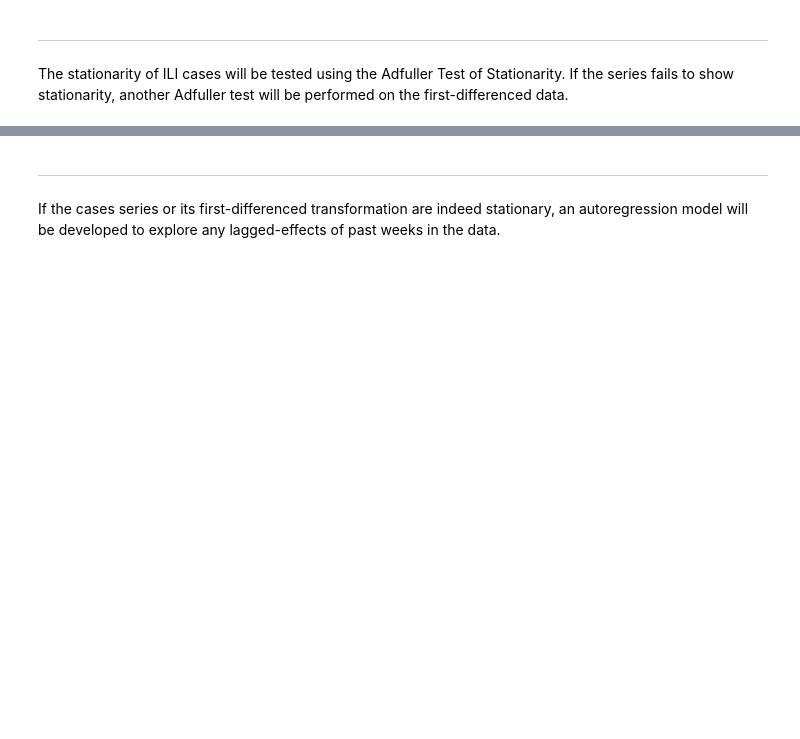
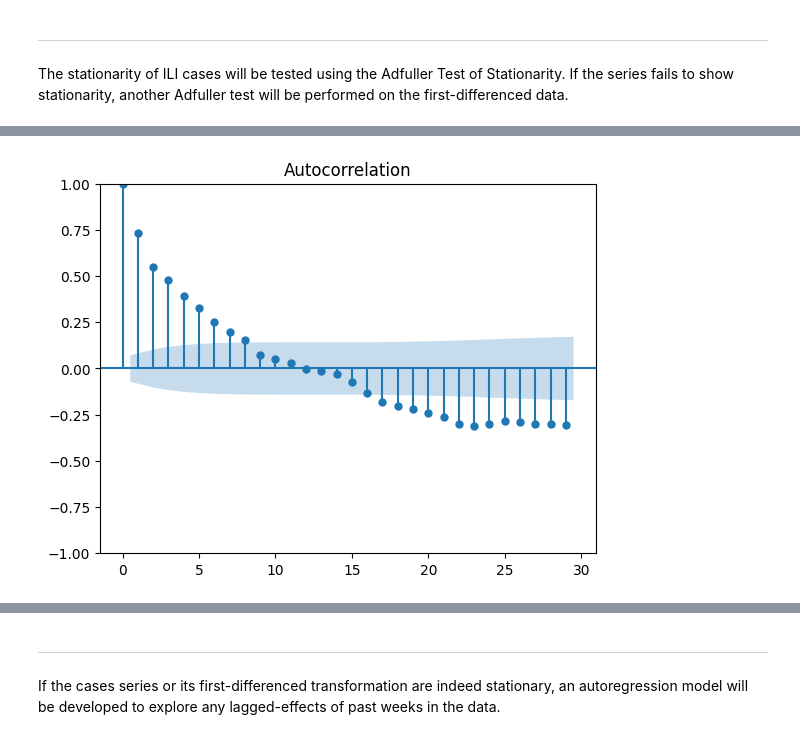
Before and after one commit to tyg3rr/HM878-Biostats, a Jupyter notebook: final/Final py.ipynb, the cells around one changed output, grey strips where cells are left out. Cells and saved outputs as stored; diff of their text form; code cells hidden in the pictures; blank space fills up the shorter version.

```diff
--- a/final/Final py.ipynb
+++ b/final/Final py.ipynb
@@ -247,0 +225,7 @@ Continuous variables’ multicollinearity will be assessed with Spearman correla
+# %%
+scaler = preprocessing.StandardScaler()
+scaled_df = df.set_index('weekstart')[cont_vars]
+scaled_df = pd.DataFrame(scaler.fit_transform(scaled_df),columns=scaled_df.columns,index=scaled_df.index)
+poll_dummies = pd.get_dummies(df.set_index('weekstart')['Main Poll'])
+scaled_df[poll_dummies.columns] = poll_dummies[poll_dummies.columns]
+scaled_df[[f'month_{m}' for m in range(1,13)]] = df.set_index('weekstart')[[f'month_{m}' for m in range(1,13)]]
@@ -251,3 +373,5 @@ ILI cases will be modeled with months alone and with months + other variables to
 # %% [markdown]
 ---
 The stationarity of ILI cases will be tested using the Adfuller Test of Stationarity. If the series fails to show stationarity, another Adfuller test will be performed on the first-differenced data.
+# %%
+cases_series = scaled_df[['Cases']]
@@ -253,0 +402,4 @@ The stationarity of ILI cases will be tested using the Adfuller Test of Stationa
+# %%
+plot = plot_acf(cases_series)
+# %% [output]
+[figure, added]
```
Also changed, not shown: parts of 32 cells of this notebook.
